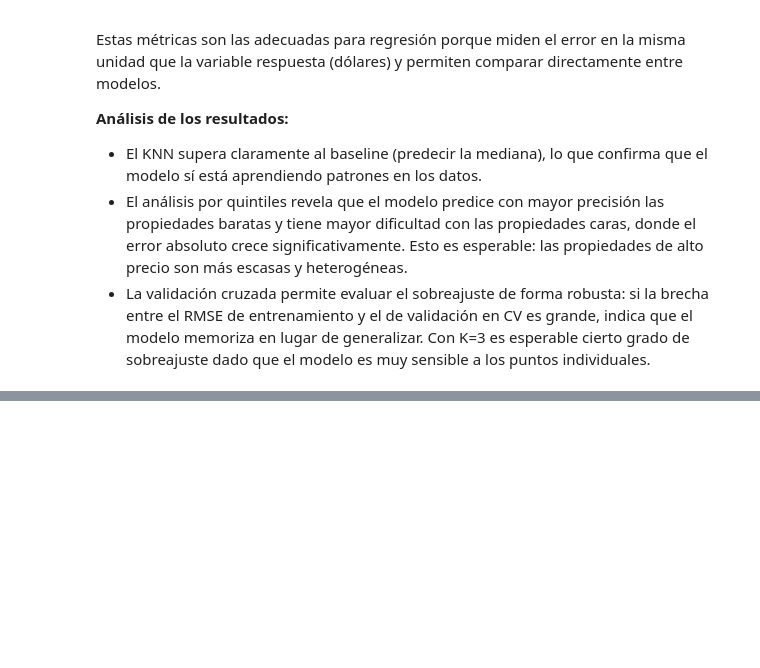
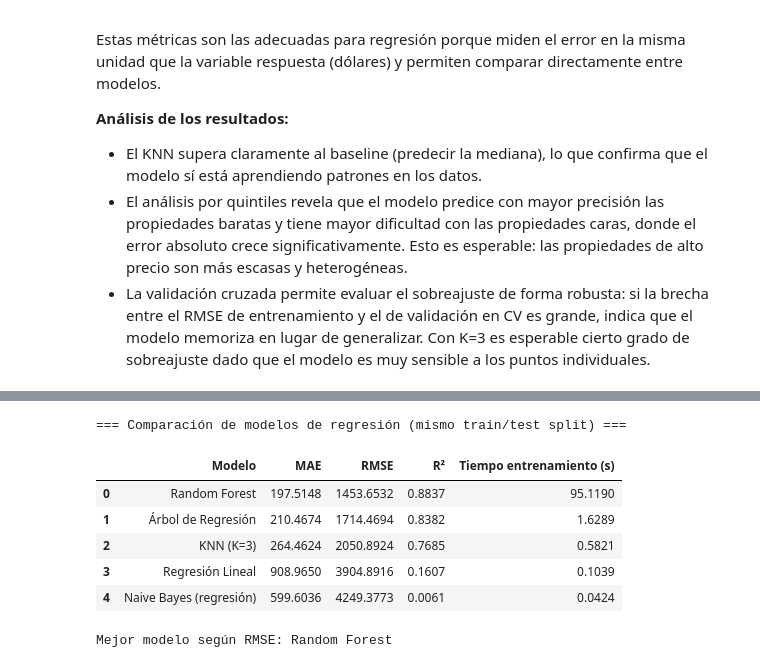
Before and after one commit to FerAHMz/lab6_knn_md, a Jupyter notebook: lab6.ipynb, the cells around one changed output, grey strips where cells are left out. Cells and saved outputs as stored; diff of their text form; code cells hidden in the pictures; blank space fills up the shorter version.

```diff
--- a/lab6.ipynb
+++ b/lab6.ipynb
@@ -491,0 +612,56 @@ Estas métricas son las adecuadas para regresión porque miden el error en la mi
+# %%
+
+# Tabla comparativa de todos los modelos de regresión
+
+comparison_df = pd.DataFrame([
+    {
+        "Modelo": f"KNN (K={best_k})",
+        "MAE": mae_knn,
+        "RMSE": rmse_knn,
+        "R²": r2_knn,
+        "Tiempo entrenamiento (s)": knn_train_time,
+    },
+    {
+        "Modelo": "Regresión Lineal",
+        "MAE": mean_absolute_error(y_test_price, y_pred_linear),
+        "RMSE": mean_squared_error(y_test_price, y_pred_linear) ** 0.5,
+        "R²": r2_score(y_test_price, y_pred_linear),
+        "Tiempo entrenamiento (s)": time_linear,
+    },
+    {
+        "Modelo": "Árbol de Regresión",
+        "MAE": mean_absolute_error(y_test_price, y_pred_tree),
+        "RMSE": mean_squared_error(y_test_price, y_pred_tree) ** 0.5,
+        "R²": r2_score(y_test_price, y_pred_tree),
+        "Tiempo entrenamiento (s)": time_tree,
+    },
+    {
+        "Modelo": "Random Forest",
+        "MAE": mean_absolute_error(y_test_price, y_pred_rf),
+        "RMSE": mean_squared_error(y_test_price, y_pred_rf) ** 0.5,
+        "R²": r2_score(y_test_price, y_pred_rf),
+        "Tiempo entrenamiento (s)": time_rf,
+    },
+    {
+        "Modelo": "Naive Bayes (regresión)",
+        "MAE": mean_absolute_error(y_test_price, y_pred_nb),
+        "RMSE": mean_squared_error(y_test_price, y_pred_nb) ** 0.5,
+        "R²": r2_score(y_test_price, y_pred_nb),
+        "Tiempo entrenamiento (s)": time_nb,
+    },
+]).sort_values("RMSE").reset_index(drop=True)
+
+print("=== Comparación de modelos de regresión (mismo train/test split) ===")
+display(comparison_df.round(4))
+
+best_model_name = comparison_df.loc[0, "Modelo"]
+print(f"\nMejor modelo según RMSE: {best_model_name}")
+# %% [output]
+=== Comparación de modelos de regresión (mismo train/test split) ===
+|  | Modelo | MAE | RMSE | R² | Tiempo entrenamiento (s) |
+| 0 | Random Forest | 197.5148 | 1453.6532 | 0.8837 | 95.1190 |
+| 1 | Árbol de Regresión | 210.4674 | 1714.4694 | 0.8382 | 1.6289 |
+| 2 | KNN (K=3) | 264.4624 | 2050.8924 | 0.7685 | 0.5821 |
+| 3 | Regresión Lineal | 908.9650 | 3904.8916 | 0.1607 | 0.1039 |
+| 4 | Naive Bayes (regresión) | 599.6036 | 4249.3773 | 0.0061 | 0.0424 |
+Mejor modelo según RMSE: Random Forest
```
Also changed, not shown: parts of 6 cells of this notebook.
